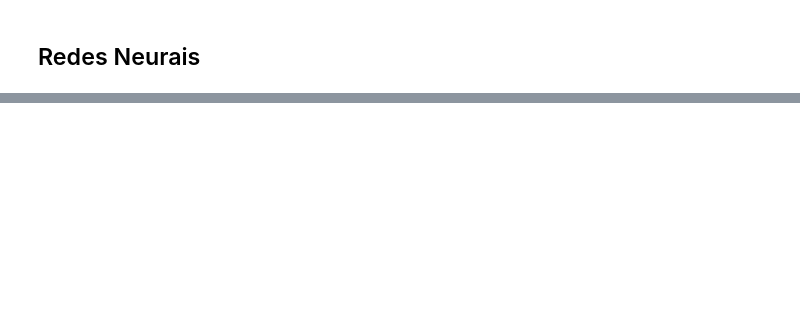
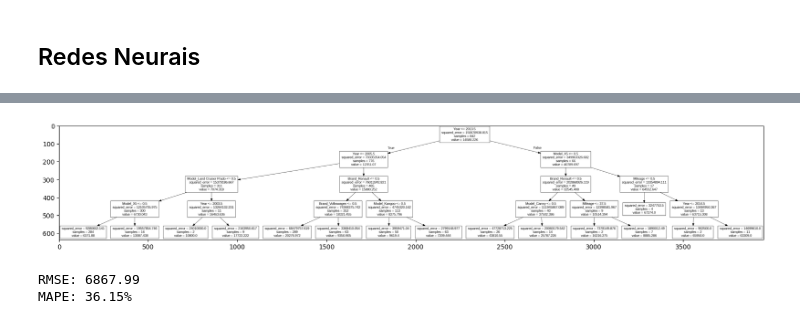
Before and after one commit to danzbz/VehiclePriceAI, a Jupyter notebook: RegressaoLinear.ipynb, the cells around one changed output, grey strips where cells are left out. Saved outputs shown, nothing was run; the diff lists cells and outputs as text; code cells hidden in the pictures; blank space fills up the shorter version.

```diff
--- a/RegressaoLinear.ipynb
+++ b/RegressaoLinear.ipynb
@@ -827,0 +910,71 @@ y_pred.mean()
+# %%
+import pandas as pd
+from sklearn.tree import DecisionTreeRegressor
+from sklearn.model_selection import train_test_split
+from sklearn.tree import export_graphviz
+import matplotlib.pyplot as plt
+import cv2
+
+# Carregar o seu conjunto de dados de carros
+# Substitua 'caminho_para_o_seu_csv' pelo caminho real do seu arquivo CSV
+
+# Preparação dos dados (incluindo a codificação one-hot se necessário)
+# Substitua 'Price' pela coluna que você quer prever
+X = df_dummy.drop('Price', axis=1)
+y = df_dummy['Price']
+
+# Dividindo os dados em conjuntos de treino e teste
+X_train, X_test, y_train, y_test = train_test_split(X, y, test_size=0.3, random_state=42)
+
+# Construindo e treinando o modelo de árvore de decisão
+model = DecisionTreeRegressor(max_depth=4)
+model.fit(X_train, y_train)
+
+# Exportando a árvore de decisão para um arquivo .dot
+feature_names = X.columns
+export_graphviz(model, out_file='tree.dot', feature_names=feature_names)
+
+# Convertendo o arquivo .dot para .png (esse comando deve ser executado no terminal)
+! dot -Tpng tree.dot -o tree.png
+
+img = cv2.imread('tree.png')
+plt.figure(figsize=(20, 20))
+plt.imshow(img)
+plt.show()
+# %% [output]
+[figure, added]
+# %%
+import pandas as pd
+from sklearn.tree import DecisionTreeRegressor
+from sklearn.model_selection import train_test_split
+from sklearn.metrics import mean_squared_error, mean_absolute_percentage_error
+import numpy as np
+
+# Carregar o seu conjunto de dados de carros
+# Substitua 'caminho_para_o_seu_csv' pelo caminho real do seu arquivo CSV
+
+# Preparação dos dados (incluindo a codificação one-hot se necessário)
+# Substitua 'Price' pela coluna que você quer prever
+X = df_dummy.drop('Price', axis=1)
+y = df_dummy['Price']
+
+# Dividindo os dados em conjuntos de treino e teste
+X_train, X_test, y_train, y_test = train_test_split(X, y, test_size=0.3, random_state=42)
+
+# Construindo e treinando o modelo de árvore de decisão
+model = DecisionTreeRegressor(random_state=42, max_depth=4)
+model.fit(X_train, y_train)
+
+# Realizando previsões no conjunto de teste
+y_pred = model.predict(X_test)
+
+# Calculando RMSE e MAPE
+rmse = np.sqrt(mean_squared_error(y_test, y_pred))
+mape = mean_absolute_percentage_error(y_test, y_pred) * 100
+
+# Exibindo os resultados
+print(f"RMSE: {rmse:.2f}")
+print(f"MAPE: {mape:.2f}%")
+# %% [output]
+RMSE: 6867.99
+MAPE: 36.15%
```
Also changed, not shown: parts of 58 cells of this notebook.
